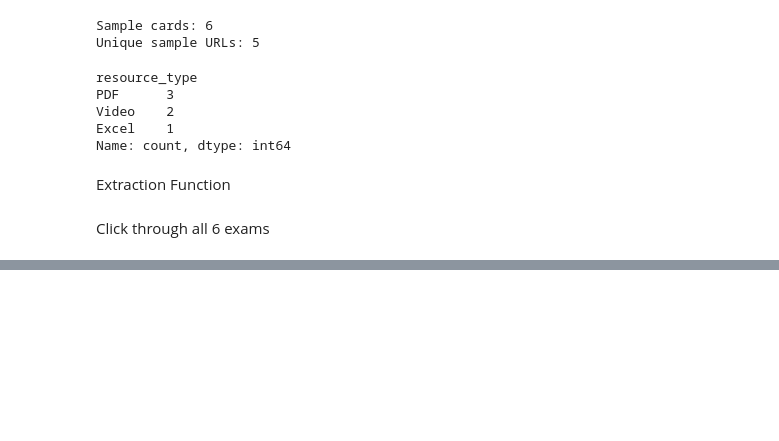
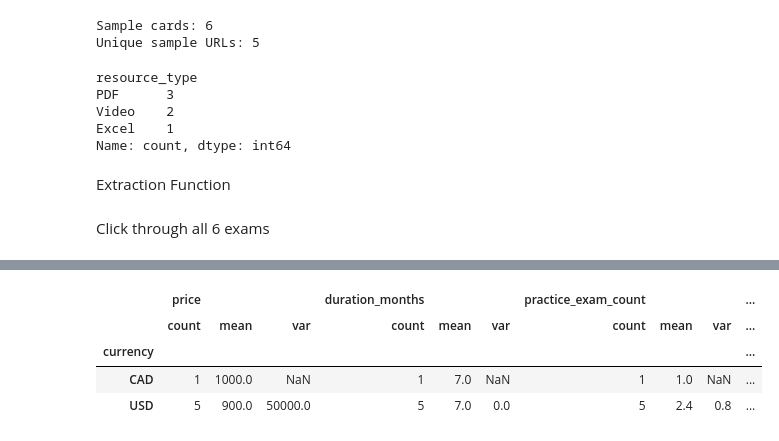
Before and after one commit to maxinehb/datasci530fall2026, a Jupyter notebook: Project 1/Project_1_MHB.ipynb, the cells around one changed output, grey strips where cells are left out. Cells and saved outputs as stored; diff of their text form; code cells hidden in the pictures; blank space fills up the shorter version.

```diff
--- a/Project 1/Project_1_MHB.ipynb
+++ b/Project 1/Project_1_MHB.ipynb
@@ -798,0 +957,12 @@ AttributeError: 'NoneType' object has no attribute 'split'
+# %%
+numeric_summary = products_df.groupby("currency")[
+    ["price", "duration_months", "practice_exam_count", "free_extension_months"]
+].agg(["count", "mean", "var"])
+
+display(numeric_summary.round(2))
+# %% [output]
+|  | price |  |  | duration_months |  |  | practice_exam_count |  |  | ... |
+|  | count | mean | var | count | mean | var | count | mean | var | ... |
+| currency |  |  |  |  |  |  |  |  |  | ... |
+| CAD | 1 | 1000.0 | NaN | 1 | 7.0 | NaN | 1 | 1.0 | NaN | ... |
+| USD | 5 | 900.0 | 50000.0 | 5 | 7.0 | 0.0 | 5 | 2.4 | 0.8 | ... |
```
Also changed, not shown: parts of 17 cells of this notebook, 2 other files.
